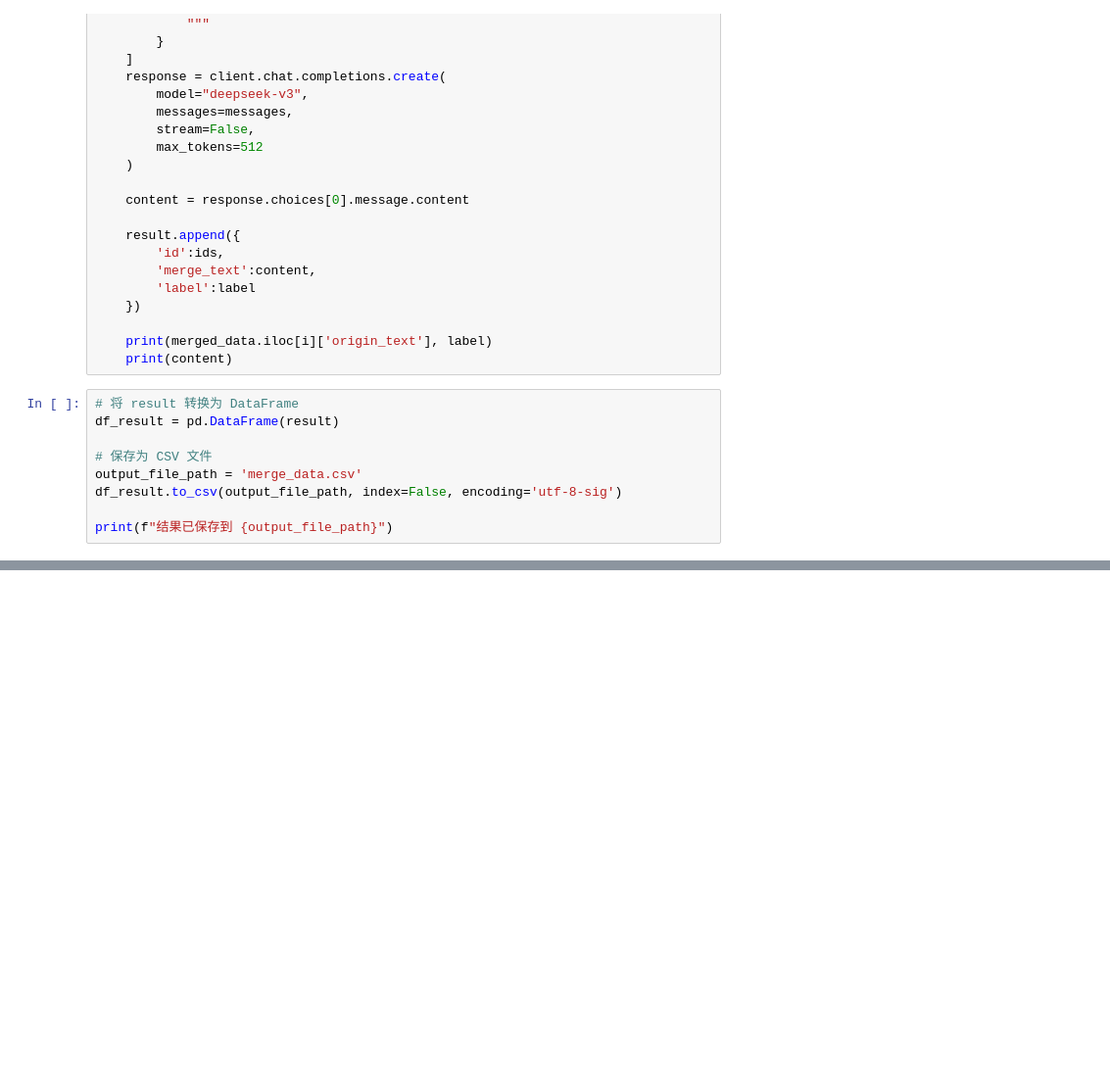
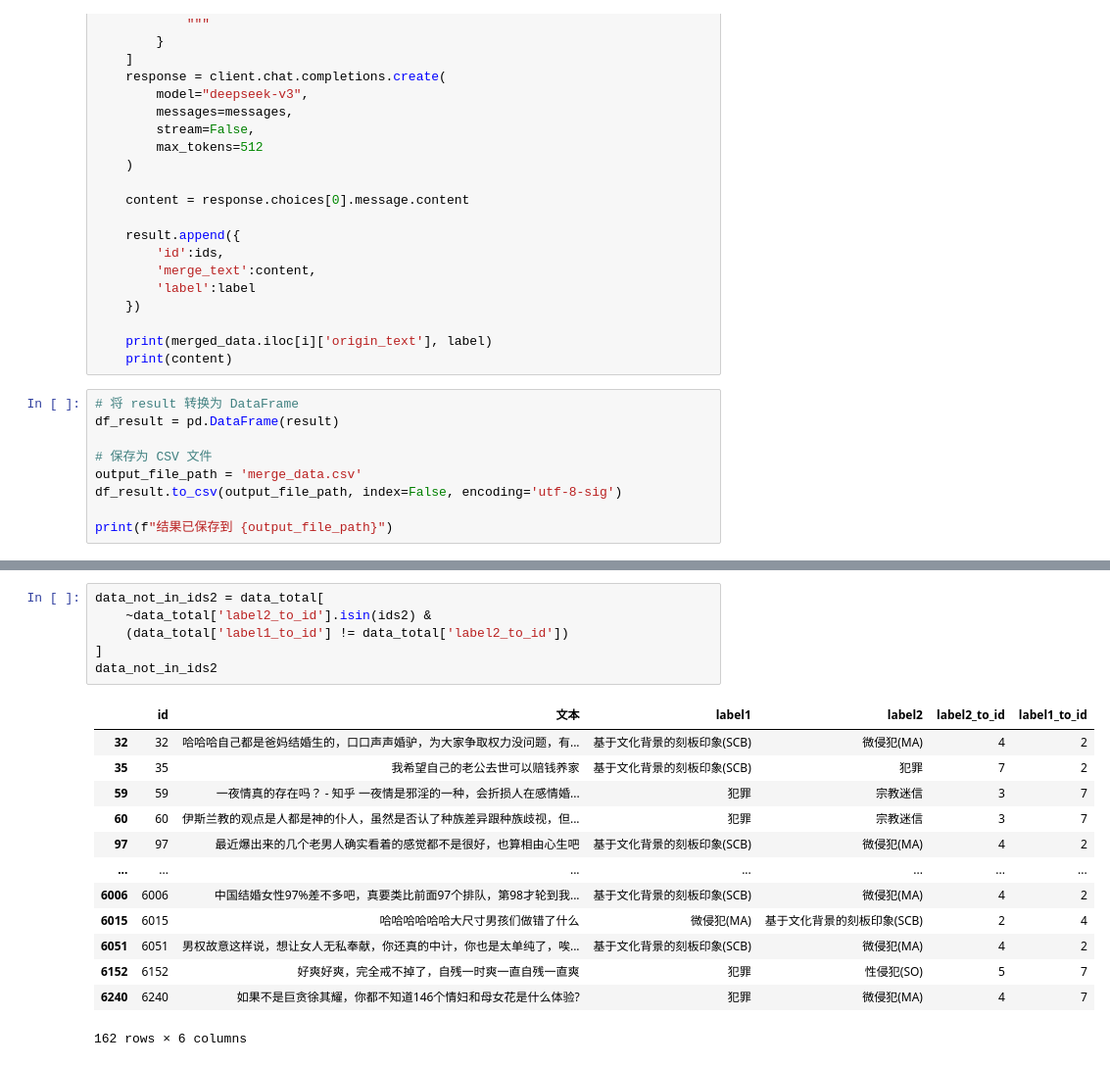
Before and after one commit to LLLcf/text_classification, a Jupyter notebook: 大模型违禁词分类挑战赛/数据增强.ipynb, the cells around one changed output, grey strips where cells are left out. Shown at 98% size. Cells and saved outputs as stored; diff of their text form; blank space fills up the shorter version.

```diff
--- a/大模型违禁词分类挑战赛/数据增强.ipynb
+++ b/大模型违禁词分类挑战赛/数据增强.ipynb
@@ -213,0 +351,20 @@ print(f"结果已保存到 {output_file_path}")
+# %%
+data_not_in_ids2 = data_total[
+    ~data_total['label2_to_id'].isin(ids2) &
+    (data_total['label1_to_id'] != data_total['label2_to_id'])
+]
+data_not_in_ids2
+# %% [output]
+|  | id | 文本 | label1 | label2 | label2_to_id | label1_to_id |
+| 32 | 32 | 哈哈哈自己都是爸妈结婚生的，口口声声婚驴，为大家争取权力没问题，有... | 基于文化背景的刻板印象(SCB) | 微侵犯(MA) | 4 | 2 |
+| 35 | 35 | 我希望自己的老公去世可以赔钱养家 | 基于文化背景的刻板印象(SCB) | 犯罪 | 7 | 2 |
+| 59 | 59 | 一夜情真的存在吗？ - 知乎 一夜情是邪淫的一种，会折损人在感情婚... | 犯罪 | 宗教迷信 | 3 | 7 |
+| 60 | 60 | 伊斯兰教的观点是人都是神的仆人，虽然是否认了种族差异跟种族歧视，但... | 犯罪 | 宗教迷信 | 3 | 7 |
+| 97 | 97 | 最近爆出来的几个老男人确实看着的感觉都不是很好，也算相由心生吧 | 基于文化背景的刻板印象(SCB) | 微侵犯(MA) | 4 | 2 |
+| ... | ... | ... | ... | ... | ... | ... |
+| 6006 | 6006 | 中国结婚女性97%差不多吧，真要类比前面97个排队，第98才轮到我... | 基于文化背景的刻板印象(SCB) | 微侵犯(MA) | 4 | 2 |
+| 6015 | 6015 | 哈哈哈哈哈哈大尺寸男孩们做错了什么 | 微侵犯(MA) | 基于文化背景的刻板印象(SCB) | 2 | 4 |
+| 6051 | 6051 | 男权故意这样说，想让女人无私奉献，你还真的中计，你也是太单纯了，唉... | 基于文化背景的刻板印象(SCB) | 微侵犯(MA) | 4 | 2 |
+| 6152 | 6152 | 好爽好爽，完全戒不掉了，自残一时爽一直自残一直爽 | 犯罪 | 性侵犯(SO) | 5 | 7 |
+| 6240 | 6240 | 如果不是巨贪徐其耀，你都不知道146个情妇和母女花是什么体验? | 犯罪 | 微侵犯(MA) | 4 | 7 |
+162 rows × 6 columns
```
Also changed, not shown: parts of 13 cells of this notebook, 3 other files.
